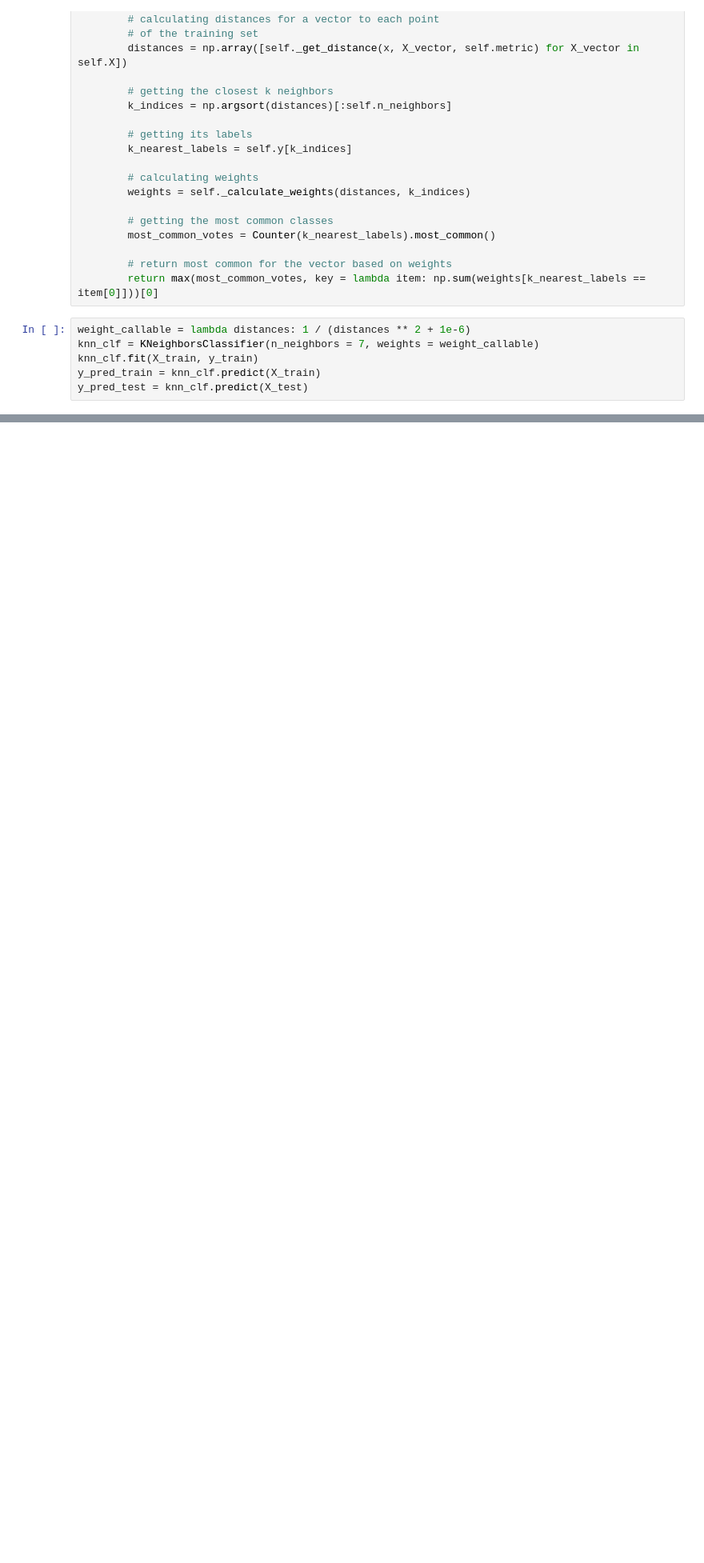
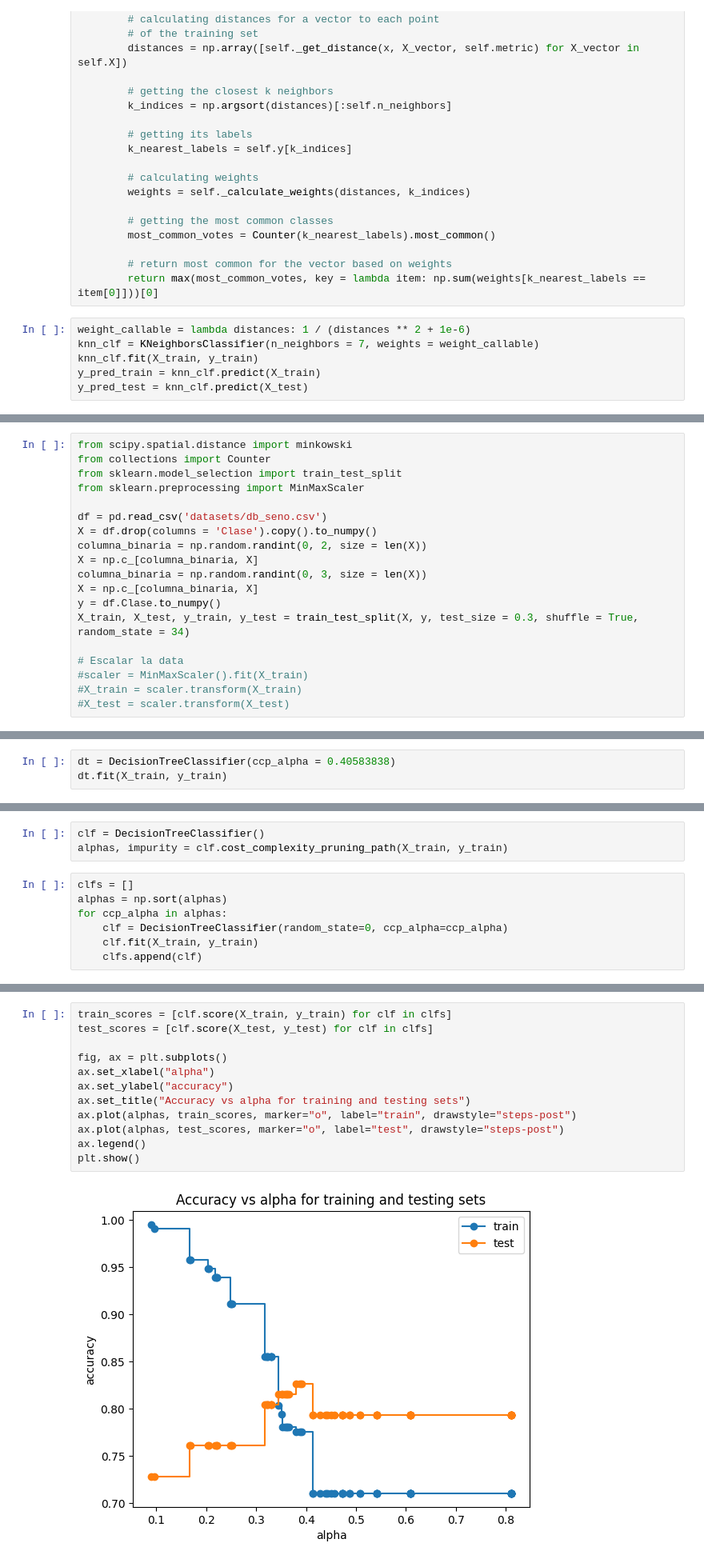
Before and after one commit to Brunoware/butterfly_images_classification, a Jupyter notebook: proyecto_1_clasificacion.ipynb, the cells around one changed output, grey strips where cells are left out. Shown at 80% size. Cells and saved outputs as stored; diff of their text form; blank space fills up the shorter version.

```diff
--- a/proyecto_1_clasificacion.ipynb
+++ b/proyecto_1_clasificacion.ipynb
@@ -814,0 +857,19 @@ AttributeError: 'str' object has no attribute 'match'
+# %%
+from scipy.spatial.distance import minkowski
+from collections import Counter
+from sklearn.model_selection import train_test_split
+from sklearn.preprocessing import MinMaxScaler
+
+df = pd.read_csv('datasets/db_seno.csv')
+X = df.drop(columns = 'Clase').copy().to_numpy()
+columna_binaria = np.random.randint(0, 2, size = len(X))
+X = np.c_[columna_binaria, X]
+columna_binaria = np.random.randint(0, 3, size = len(X))
+X = np.c_[columna_binaria, X]
+y = df.Clase.to_numpy()
+X_train, X_test, y_train, y_test = train_test_split(X, y, test_size = 0.3, shuffle = True, random_state = 34)
+
+# Escalar la data
+#scaler = MinMaxScaler().fit(X_train)
+#X_train = scaler.transform(X_train)
+#X_test = scaler.transform(X_test)
@@ -814,0 +880,3 @@ AttributeError: 'str' object has no attribute 'match'
+# %%
+dt = DecisionTreeClassifier(ccp_alpha = 0.40583838)
+dt.fit(X_train, y_train)
@@ -814,0 +902,10 @@ AttributeError: 'str' object has no attribute 'match'
+# %%
+clf = DecisionTreeClassifier()
+alphas, impurity = clf.cost_complexity_pruning_path(X_train, y_train)
+# %%
+clfs = []
+alphas = np.sort(alphas)
+for ccp_alpha in alphas:
+    clf = DecisionTreeClassifier(random_state=0, ccp_alpha=ccp_alpha)
+    clf.fit(X_train, y_train)
+    clfs.append(clf)
@@ -814,0 +917,14 @@ AttributeError: 'str' object has no attribute 'match'
+# %%
+train_scores = [clf.score(X_train, y_train) for clf in clfs]
+test_scores = [clf.score(X_test, y_test) for clf in clfs]
+
+fig, ax = plt.subplots()
+ax.set_xlabel("alpha")
+ax.set_ylabel("accuracy")
+ax.set_title("Accuracy vs alpha for training and testing sets")
+ax.plot(alphas, train_scores, marker="o", label="train", drawstyle="steps-post")
+ax.plot(alphas, test_scores, marker="o", label="test", drawstyle="steps-post")
+ax.legend()
+plt.show()
+# %% [output]
+[figure, added]
```
Also changed, not shown: parts of 45 cells of this notebook.
